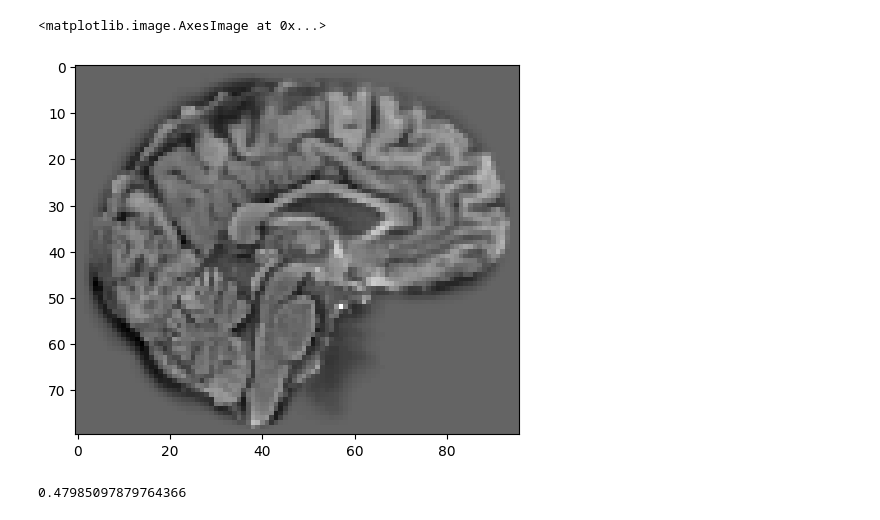
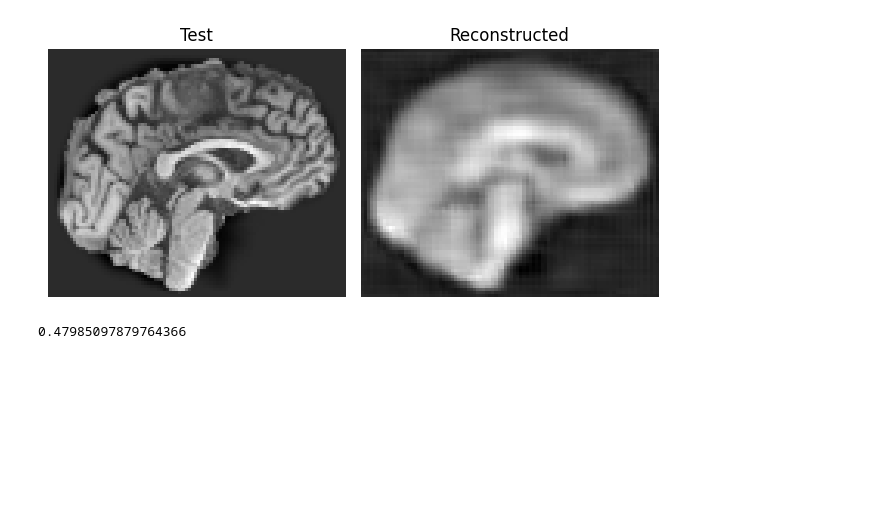
Before and after one commit to Vaakir/unsupervised-deep-learning-bachelor-thesis, a Jupyter notebook: test_ae.ipynb, the cells around one changed output. Cells and saved outputs as stored; diff of their text form; code cells hidden in the pictures; blank space fills up the shorter version.

```diff
--- a/test_ae.ipynb
+++ b/test_ae.ipynb
@@ -76,8 +147,17 @@ plt.imshow(np.rot90(recon[0][40]),cmap="gray")
-# %%
-plt.imshow(np.rot90(diff_test[0][40].reshape((96,80))),cmap="gray") # mean_brain[40]+
-# %% [output]
-<matplotlib.image.AxesImage at 0x...>
-[figure, removed]
+# %%
+test_id = 1
+plt.subplot(1, 2, 1)
+plt.imshow(np.rot90(diff_test[test_id][40].reshape((96, 80))), cmap="gray")
+plt.title("Test")
+plt.axis('off')  # Hide axes for a cleaner look
+
+plt.subplot(1, 2, 2)
+plt.imshow(np.rot90(recon[test_id][40]), cmap="gray")
+plt.title("Reconstructed")
+plt.axis('off')  # Hide axes for a cleaner look
+plt.tight_layout()  # Adjust layout for better spacing
+# %% [output]
+[figure, added]
 # %%
 from Metrics.metrics import NMSE, SSIM
 SSIM(recon.reshape(diff_test.shape), diff_test)
```
Also changed, not shown: parts of 11 cells of this notebook, 5 other files.
